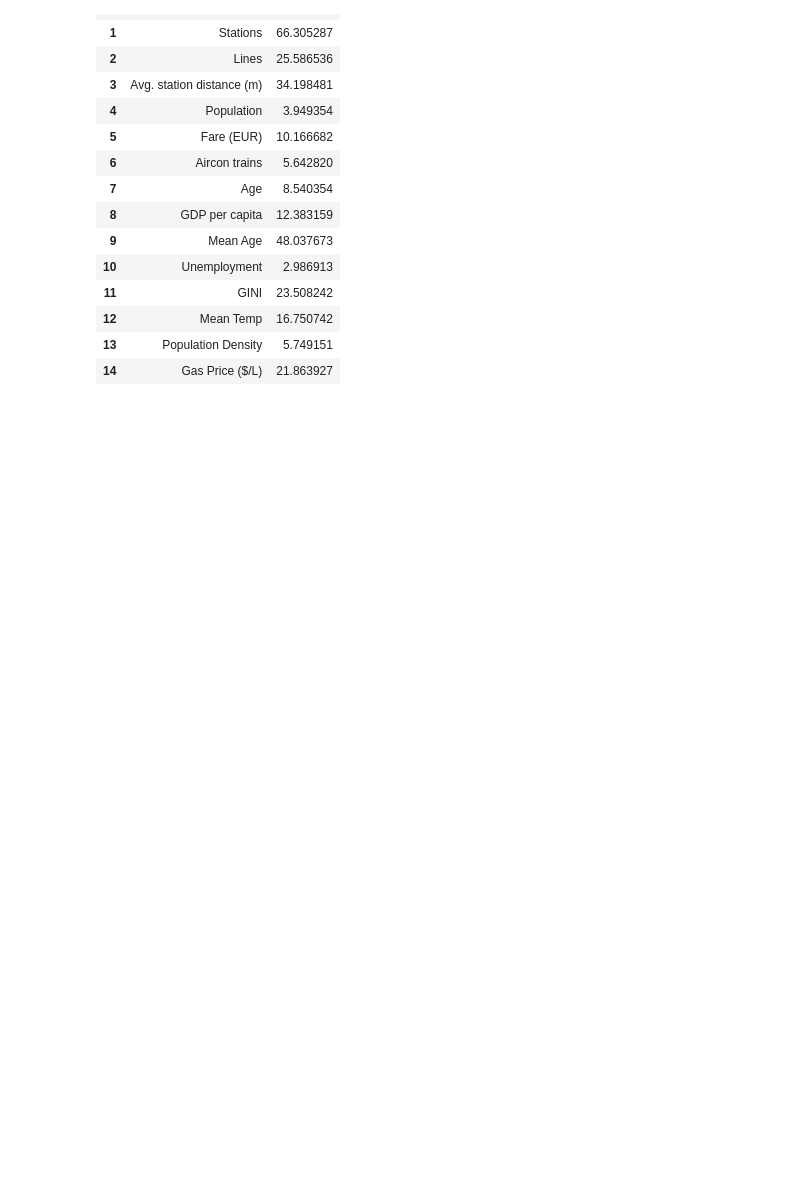
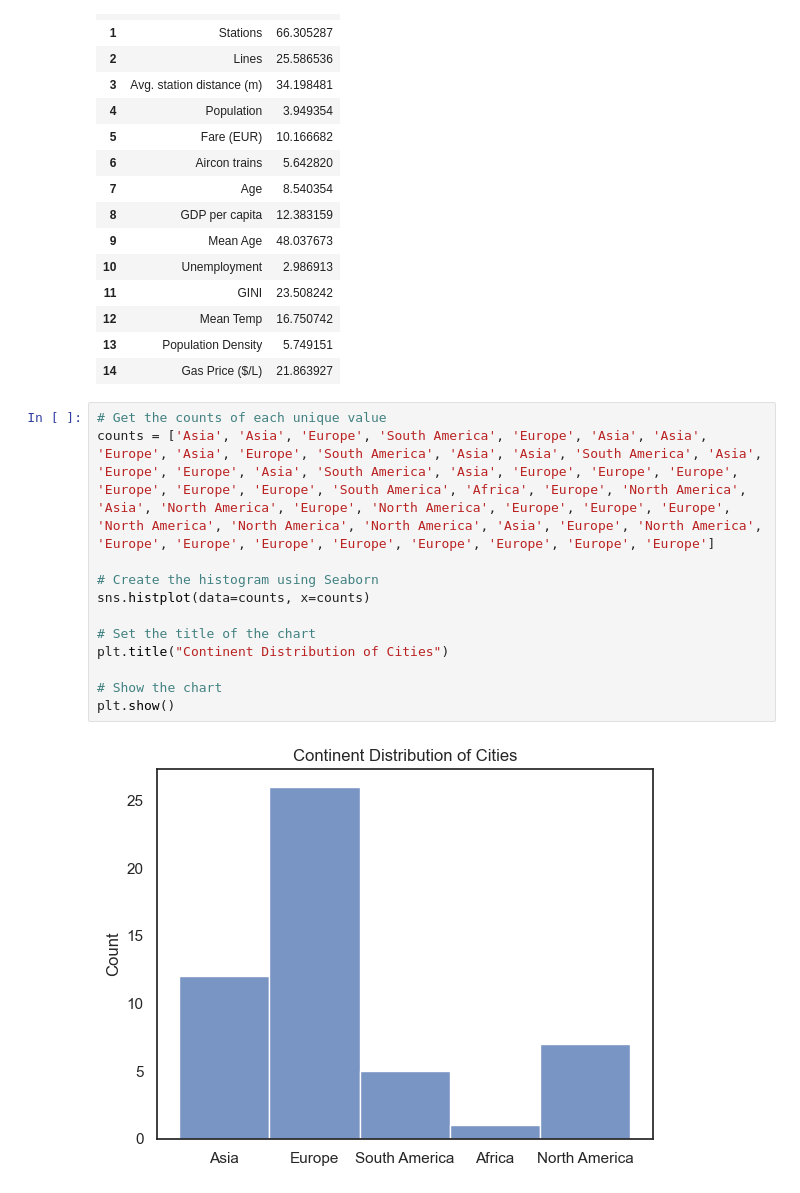
Before and after one commit to danagajewski/EconomicsCapstonData, a Jupyter notebook: CreatingVisuals.ipynb, the cells around one changed output. Saved outputs shown, nothing was run; the diff lists cells and outputs as text; blank space fills up the shorter version.

```diff
--- a/CreatingVisuals.ipynb
+++ b/CreatingVisuals.ipynb
@@ -116,3 +116,17 @@ vif
 | 12 | Mean Temp | 16.750742 |
 | 13 | Population Density | 5.749151 |
 | 14 | Gas Price ($/L) | 21.863927 |
+# %%
+# Get the counts of each unique value
+counts = ['Asia', 'Asia', 'Europe', 'South America', 'Europe', 'Asia', 'Asia', 'Europe', 'Asia', 'Europe', 'South America', 'Asia', 'Asia', 'South America', 'Asia', 'Europe', 'Europe', 'Asia', 'South America', 'Asia', 'Europe', 'Europe', 'Europe', 'Europe', 'Europe', 'Europe', 'South America', 'Africa', 'Europe', 'North America', 'Asia', 'North America', 'Europe', 'North America', 'Europe', 'Europe', 'Europe', 'North America', 'North America', 'North America', 'Asia', 'Europe', 'North America', 'Europe', 'Europe', 'Europe', 'Europe', 'Europe', 'Europe', 'Europe', 'Europe']
+
+# Create the histogram using Seaborn
+sns.histplot(data=counts, x=counts)
+
+# Set the title of the chart
+plt.title("Continent Distribution of Cities")
+
+# Show the chart
+plt.show()
+# %% [output]
+[figure, added]
```
Also changed, not shown: parts of 4 cells of this notebook, 5 other files.
